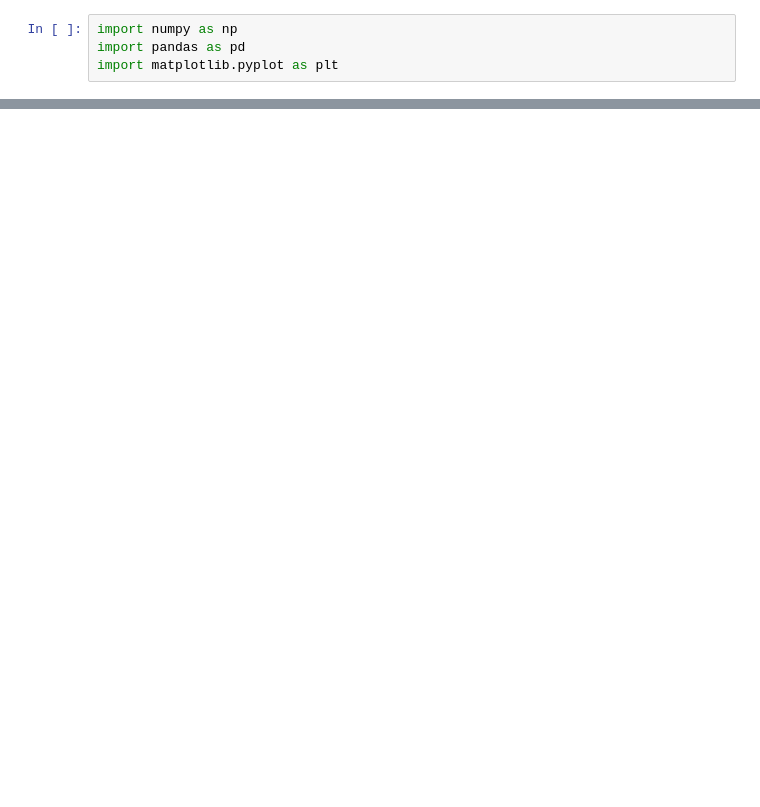
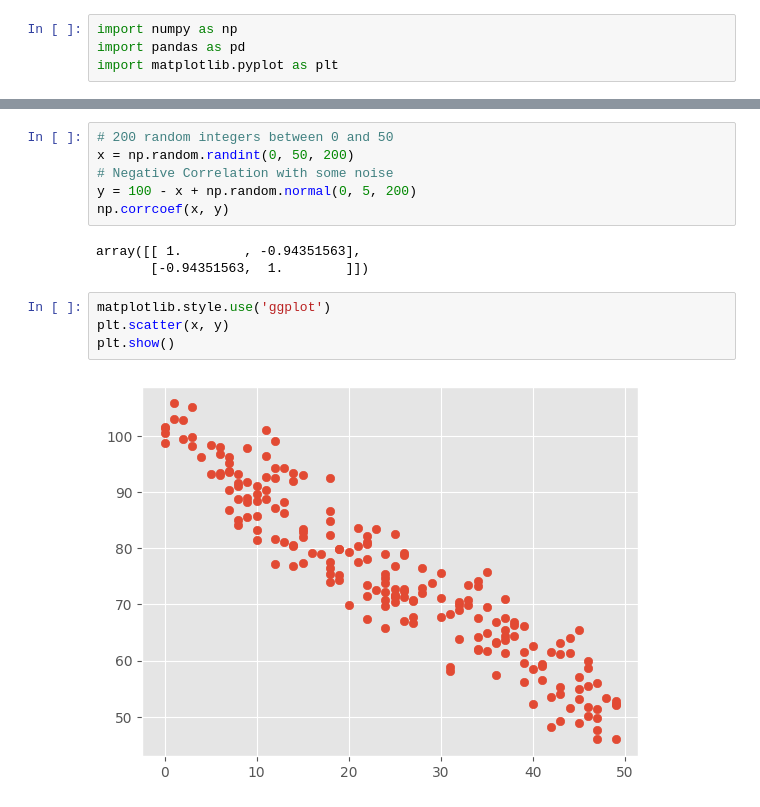
Before and after one commit to radhikasharma-0203/Reinforcement-Learning-21csu462, a Jupyter notebook: RLL2.ipynb, the cells around one changed output, grey strips where cells are left out. Saved outputs shown, nothing was run; the diff lists cells and outputs as text; blank space fills up the shorter version.

```diff
--- a/RLL2.ipynb
+++ b/RLL2.ipynb
@@ -126,0 +142,15 @@ plt.show()
+# %%
+# 200 random integers between 0 and 50
+x = np.random.randint(0, 50, 200)
+# Negative Correlation with some noise
+y = 100 - x + np.random.normal(0, 5, 200)
+np.corrcoef(x, y)
+# %% [output]
+array([[ 1.        , -0.94351563],
+       [-0.94351563,  1.        ]])
+# %%
+matplotlib.style.use('ggplot')
+plt.scatter(x, y)
+plt.show()
+# %% [output]
+[figure, added]
```
Also changed, not shown: parts of 10 cells of this notebook.
